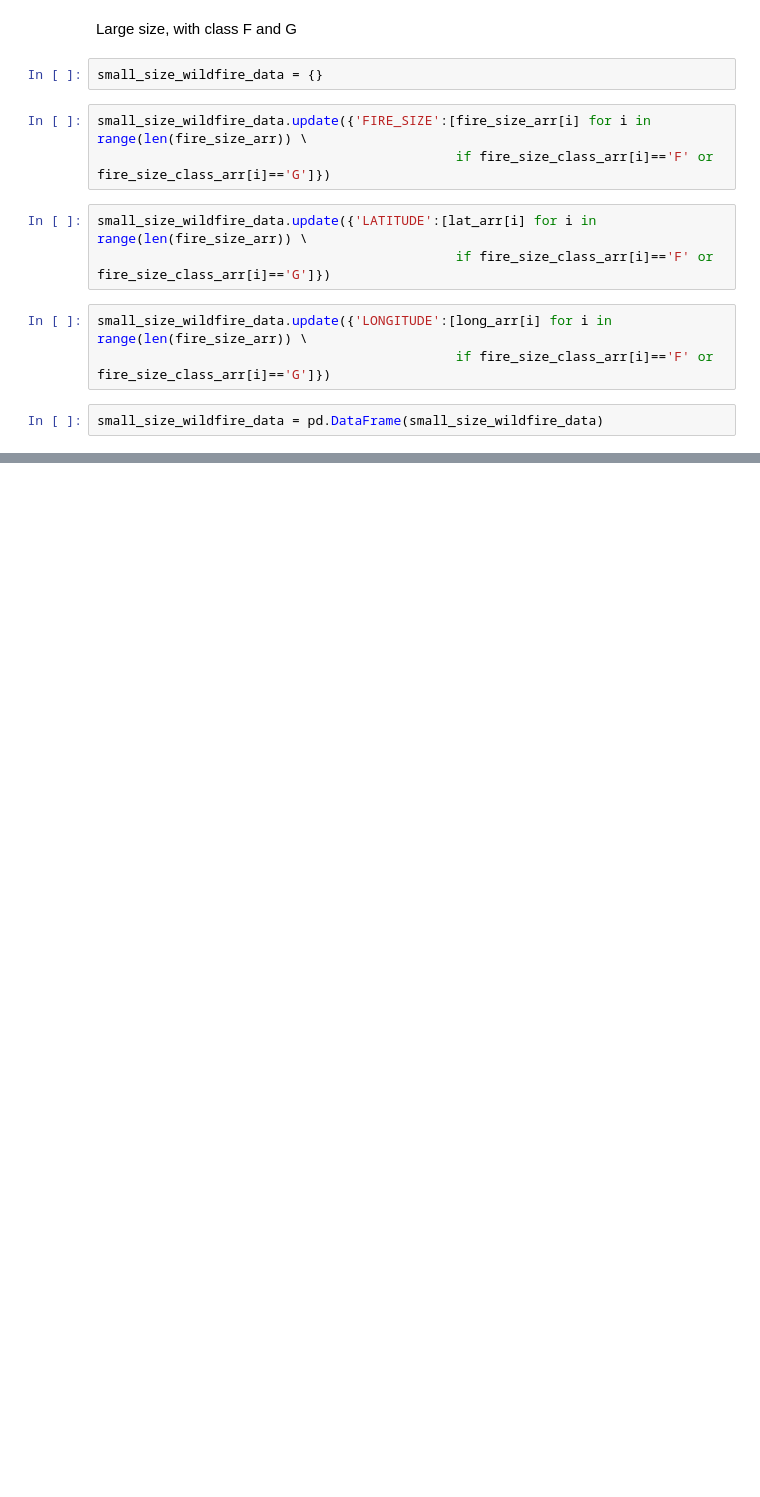
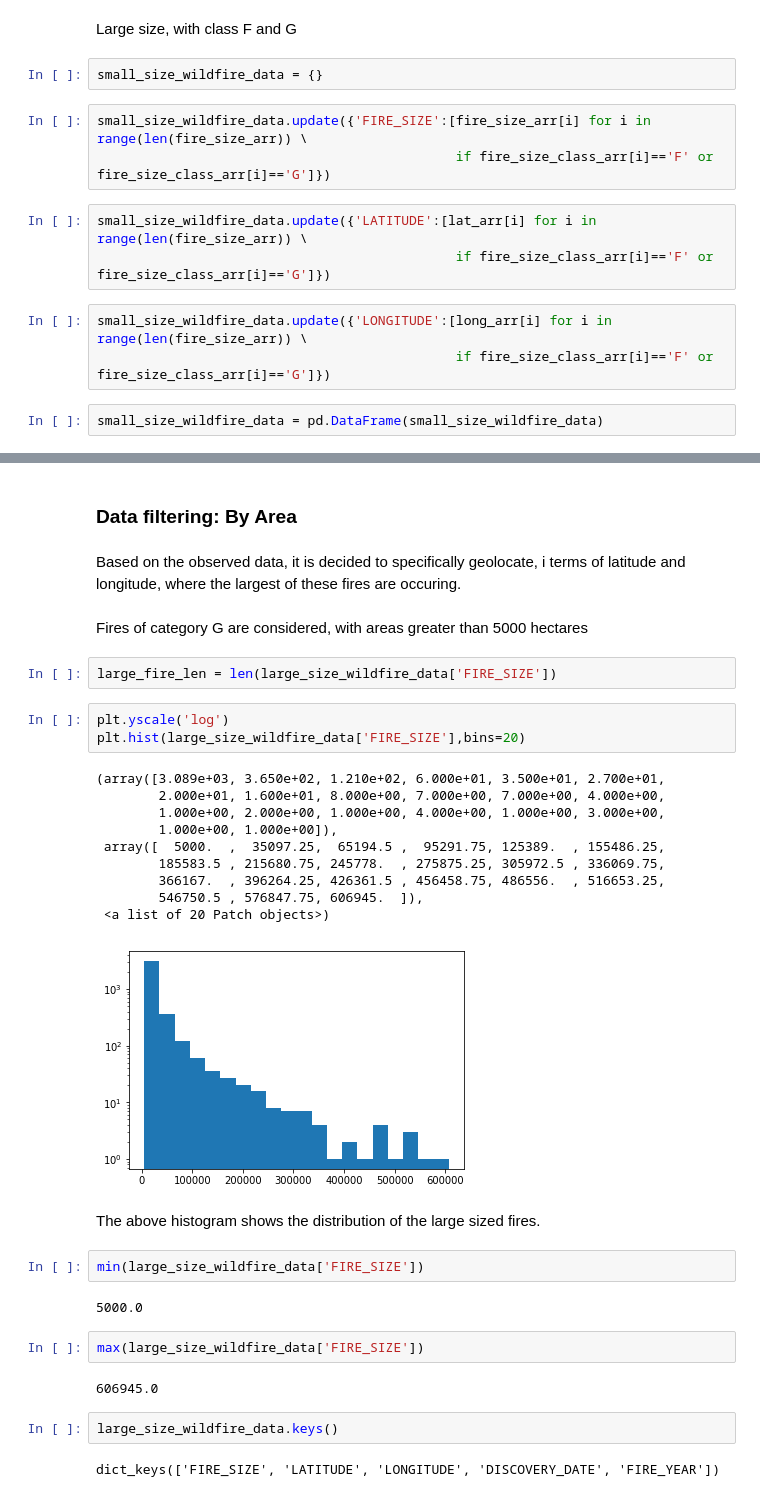
Before and after one commit to adityasant/ECE143_Project, a Jupyter notebook: Local Notebooks/wildfire_datacleaning.ipynb, the cells around one changed output, grey strips where cells are left out. Cells and saved outputs as stored; diff of their text form; blank space fills up the shorter version.

```diff
--- a/Local Notebooks/wildfire_datacleaning.ipynb
+++ b/Local Notebooks/wildfire_datacleaning.ipynb
@@ -174,0 +192,36 @@ figure = svm.get_figure()
+# %% [markdown]
+###  Data filtering: By Area
+# %% [markdown]
+Based on the observed data, it is decided to specifically geolocate, i terms of latitude and longitude, where the largest of these fires are occuring.
+# %% [markdown]
+Fires of category G are considered, with areas greater than 5000 hectares
+# %%
+large_fire_len = len(large_size_wildfire_data['FIRE_SIZE'])
+# %%
+plt.yscale('log')
+plt.hist(large_size_wildfire_data['FIRE_SIZE'],bins=20)
+# %% [output]
+(array([3.089e+03, 3.650e+02, 1.210e+02, 6.000e+01, 3.500e+01, 2.700e+01,
+        2.000e+01, 1.600e+01, 8.000e+00, 7.000e+00, 7.000e+00, 4.000e+00,
+        1.000e+00, 2.000e+00, 1.000e+00, 4.000e+00, 1.000e+00, 3.000e+00,
+        1.000e+00, 1.000e+00]),
+ array([  5000.  ,  35097.25,  65194.5 ,  95291.75, 125389.  , 155486.25,
+        185583.5 , 215680.75, 245778.  , 275875.25, 305972.5 , 336069.75,
+        366167.  , 396264.25, 426361.5 , 456458.75, 486556.  , 516653.25,
+        546750.5 , 576847.75, 606945.  ]),
+ <a list of 20 Patch objects>)
+[figure, added]
+# %% [markdown]
+The above histogram shows the distribution of the large sized fires.
+# %%
+min(large_size_wildfire_data['FIRE_SIZE'])
+# %% [output]
+5000.0
+# %%
+max(large_size_wildfire_data['FIRE_SIZE'])
+# %% [output]
+606945.0
+# %%
+large_size_wildfire_data.keys()
+# %% [output]
+dict_keys(['FIRE_SIZE', 'LATITUDE', 'LONGITUDE', 'DISCOVERY_DATE', 'FIRE_YEAR'])
```
Also changed, not shown: parts of 30 cells of this notebook.
